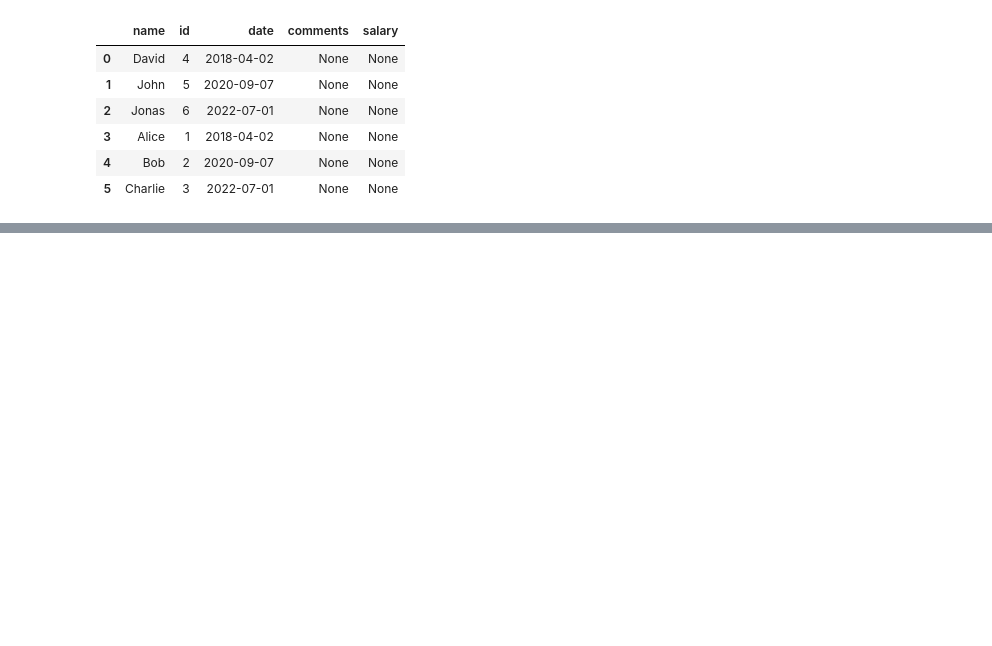
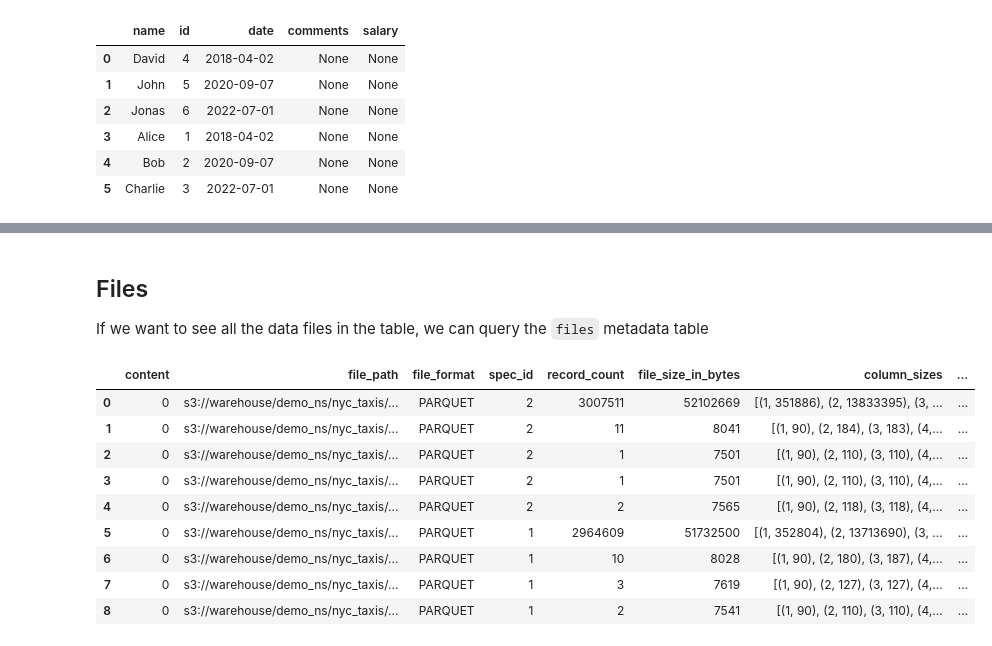
Before and after one commit to HonahX/iceberg-summit-workshop, a Jupyter notebook: notebooks/workshop.ipynb, the cells around one changed output, grey strips where cells are left out. Saved outputs shown, nothing was run; the diff lists cells and outputs as text; code cells hidden in the pictures; blank space fills up the shorter version.

Commit message:
include all content

```diff
--- a/notebooks/workshop.ipynb
+++ b/notebooks/workshop.ipynb
@@ -205,0 +254,2 @@ Table created by pyiceberg can be consumed by Spark
+# %%
+nyc_taxis_tbl.append(taxis_data_jan)
@@ -205,0 +274,6 @@ Table created by pyiceberg can be consumed by Spark
+# %%
+from pyiceberg.transforms import MonthTransform
+
+with nyc_taxis_tbl.update_spec() as update_spec:
+    update_spec.remove_field("tpep_pickup_datetime_year")
+    update_spec.add_field("tpep_pickup_datetime", MonthTransform())
@@ -205,0 +282,2 @@ Table created by pyiceberg can be consumed by Spark
+# %%
+nyc_taxis_tbl.append(taxis_data_feb)
@@ -205,0 +307,3 @@ Table created by pyiceberg can be consumed by Spark
+# %%
+with nyc_taxis_tbl.update_schema() as update:
+    update.rename_column("VendorID", "ID")
@@ -205,0 +338,17 @@ Table created by pyiceberg can be consumed by Spark
+# %% [markdown]
+## Files
+
+If we want to see all the data files in the table, we can query the `files` metadata table
+# %%
+nyc_taxis_tbl.inspect.files().to_pandas()
+# %% [output]
+|  | content | file_path | file_format | spec_id | record_count | file_size_in_bytes | column_sizes | ... |
+| 0 | 0 | s3://warehouse/demo_ns/nyc_taxis/... | PARQUET | 2 | 3007511 | 52102669 | [(1, 351886), (2, 13833395), (3, ... | ... |
+| 1 | 0 | s3://warehouse/demo_ns/nyc_taxis/... | PARQUET | 2 | 11 | 8041 | [(1, 90), (2, 184), (3, 183), (4,... | ... |
+| 2 | 0 | s3://warehouse/demo_ns/nyc_taxis/... | PARQUET | 2 | 1 | 7501 | [(1, 90), (2, 110), (3, 110), (4,... | ... |
+| 3 | 0 | s3://warehouse/demo_ns/nyc_taxis/... | PARQUET | 2 | 1 | 7501 | [(1, 90), (2, 110), (3, 110), (4,... | ... |
+| 4 | 0 | s3://warehouse/demo_ns/nyc_taxis/... | PARQUET | 2 | 2 | 7565 | [(1, 90), (2, 118), (3, 118), (4,... | ... |
+| 5 | 0 | s3://warehouse/demo_ns/nyc_taxis/... | PARQUET | 1 | 2964609 | 51732500 | [(1, 352804), (2, 13713690), (3, ... | ... |
+| 6 | 0 | s3://warehouse/demo_ns/nyc_taxis/... | PARQUET | 1 | 10 | 8028 | [(1, 90), (2, 180), (3, 187), (4,... | ... |
+| 7 | 0 | s3://warehouse/demo_ns/nyc_taxis/... | PARQUET | 1 | 3 | 7619 | [(1, 90), (2, 127), (3, 127), (4,... | ... |
+| 8 | 0 | s3://warehouse/demo_ns/nyc_taxis/... | PARQUET | 1 | 2 | 7541 | [(1, 90), (2, 110), (3, 110), (4,... | ... |
```
Also changed, not shown: parts of 33 cells of this notebook, 2 other files.
